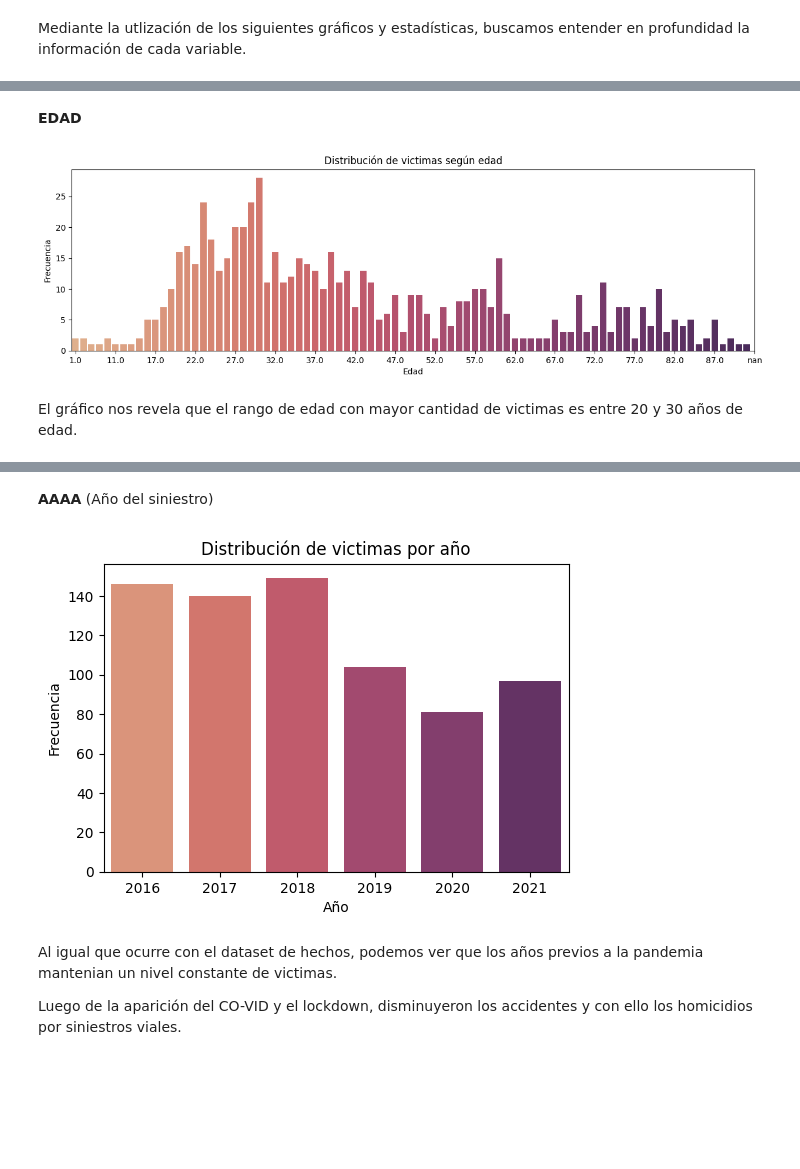
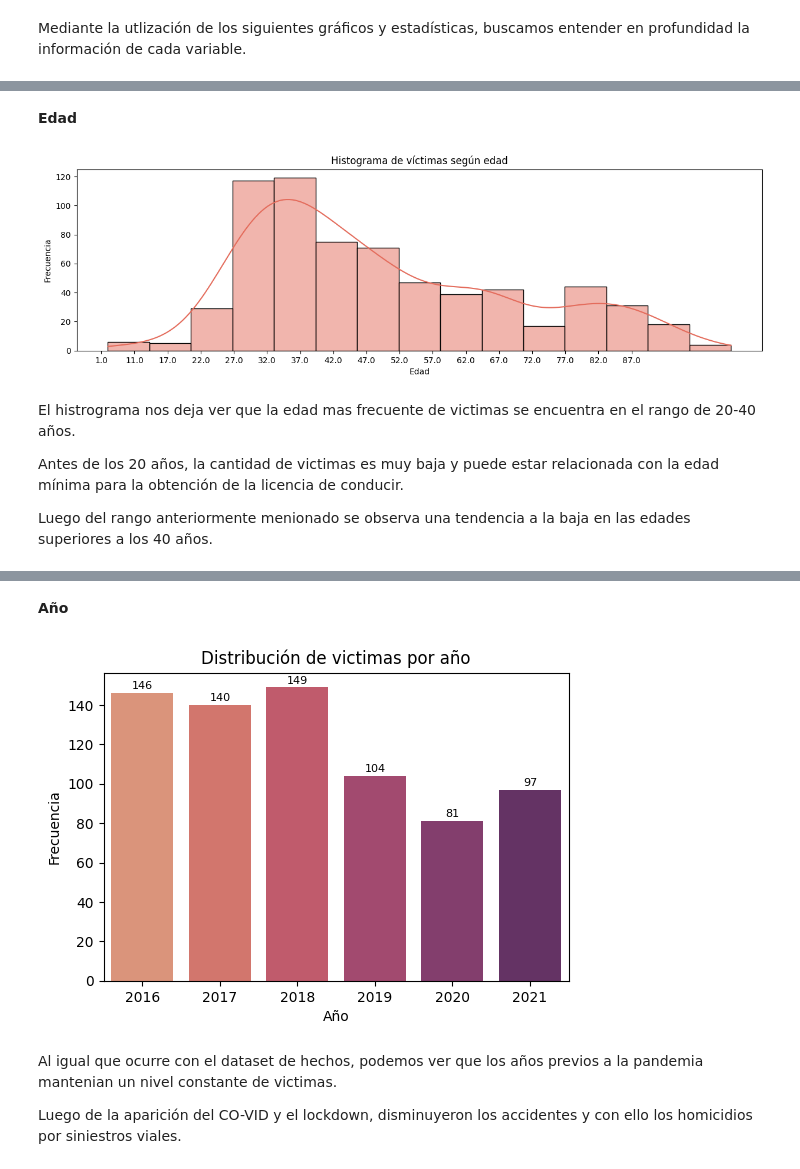
Before and after one commit to JPBertonee/PI_DA_Henry, a Jupyter notebook: EDA_Victimas.ipynb, the cells around one changed output, grey strips where cells are left out. Drawn from its saved outputs; the diff is of its cells as text; code cells hidden in the pictures; blank space fills up the shorter version.

```diff
--- a/EDA_Victimas.ipynb
+++ b/EDA_Victimas.ipynb
@@ -94,6 +92,17 @@ df.columns
 Index(['ID_hecho', 'FECHA', 'AAAA', 'MM', 'DD', 'ROL', 'VICTIMA', 'SEXO',
        'EDAD', 'FECHA_FALLECIMIENTO'],
       dtype='object')
+# %%
+# Se coloca la primera en mayúscula
+df.columns = [x.capitalize() for x in df.columns]
+# Se reemplazan los guiones por espacios
+df.columns = df.columns.str.replace('_', ' ')
+# Se renombran algunas columnas
+df = df.rename(columns={'Id hecho': 'Id',
+                        'Aaaa':'Año',
+                        'Mm':'Mes',
+                        'Dd':'Día',
+                        'Victima':'Víctima'})
 # %% [markdown]
 <p>
 
@@ -155,5 +164,5 @@ Para la columna 'EDAD', imputraremos a los SD un valor numerico que identifique
 
 Hacemos esto para poder trabajar la columna EDAD como numero si es necesario hacer algun promedio o sacar valores estadisticos.
 # %%
-df['EDAD'] = df['EDAD'].replace('SD', np.nan)
+df['Edad'] = df['Edad'].replace('SD', np.nan)
 # %%
@@ -314,25 +323,31 @@ Mediante la utlización de los siguientes gráficos y estadísticas, buscamos en
 
 </p>
 # %% [markdown]
-**EDAD**
+**Edad**
 # %%
-df_filtrado = df[df['EDAD'] != np.nan].sort_values(by='EDAD')
+df_filtrado = df[df['Edad'].notna()].sort_values(by='Edad')
 
 plt.figure(figsize=(15, 4))
 
-sns.countplot(df_filtrado, x='EDAD', palette="flare", )
+sns.histplot(df_filtrado['Edad'], kde=True, color='#e46c5c')
 
-plt.xticks(range(0, len(df_filtrado['EDAD'].unique()), 5), df_filtrado['EDAD'].unique()[::5])
+# Personaliza las etiquetas en el eje x
+xticks_labels = df_filtrado['Edad'].unique()[::5]
+plt.xticks(range(0, len(xticks_labels) * 5, 5), xticks_labels)
 
 plt.xlabel('Edad')
 plt.ylabel('Frecuencia')
-plt.title('Distribución de victimas según edad')
+plt.title('Histograma de víctimas según edad')
 
 plt.show()
 # %% [output]
-[figure, old version]
+[figure, new version]
-# %% [markdown]
-El gráfico nos revela que el rango de edad con mayor cantidad de victimas es entre 20 y 30 años de edad.
+# %% [markdown]
+El histrograma nos deja ver que la edad mas frecuente de victimas se encuentra en el rango de 20-40 años.
+
+Antes de los 20 años, la cantidad de victimas es muy baja y puede estar relacionada con la edad mínima para la obtención de la licencia de conducir.
+
+Luego del rango anteriormente menionado se observa una tendencia a la baja en las edades superiores a los 40 años.
 # %% [markdown]
 <p>
 
@@ -340,11 +355,16 @@ El gráfico nos revela que el rango de edad con mayor cantidad de victimas es en
 
 </p>
 # %% [markdown]
-**AAAA** (Año del siniestro)
+**Año**
 # %%
 plt.figure(figsize=(6, 4))
 
-sns.countplot(df, x='AAAA', palette="flare")
+graf = sns.countplot(df, x='Año', palette="flare")
+
+for p in graf.patches:
+    graf.annotate(f'{int(p.get_height())}', (p.get_x() + p.get_width() / 2., p.get_height()),
+                ha='center', va='center', fontsize=8, color='black', xytext=(0, 5),
+                textcoords='offset points')
 
 plt.xlabel('Año')
 plt.ylabel('Frecuencia')
@@ -352,7 +372,7 @@ plt.title('Distribución de victimas por año')
 
 plt.show()
 # %% [output]
-[figure, old version]
+[figure, new version]
 # %% [markdown]
 Al igual que ocurre con el dataset de hechos, podemos ver que los años previos a la pandemia mantenian un nivel constante de victimas.
 
```
Also changed, not shown: parts of 23 cells of this notebook, 5 other files.
